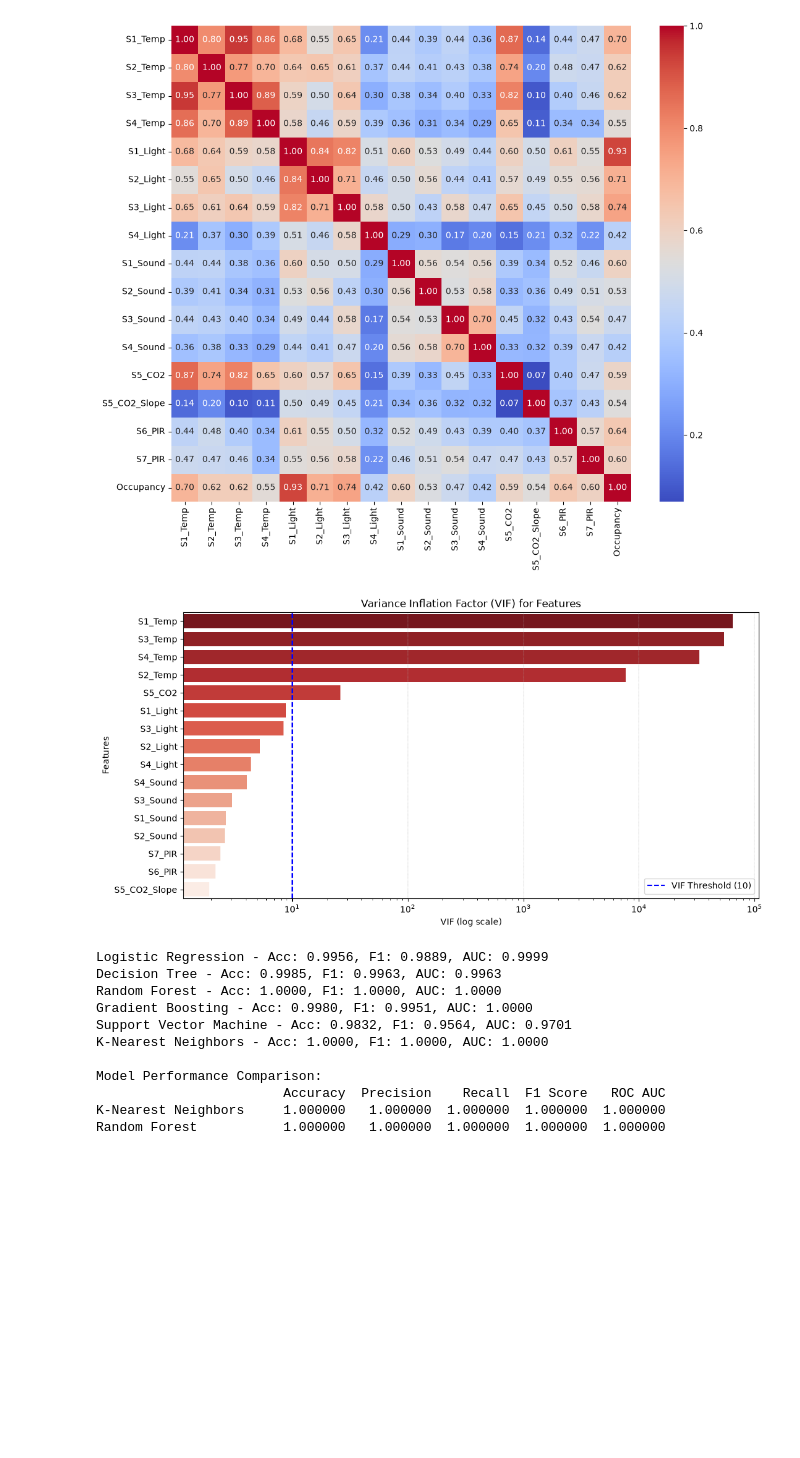
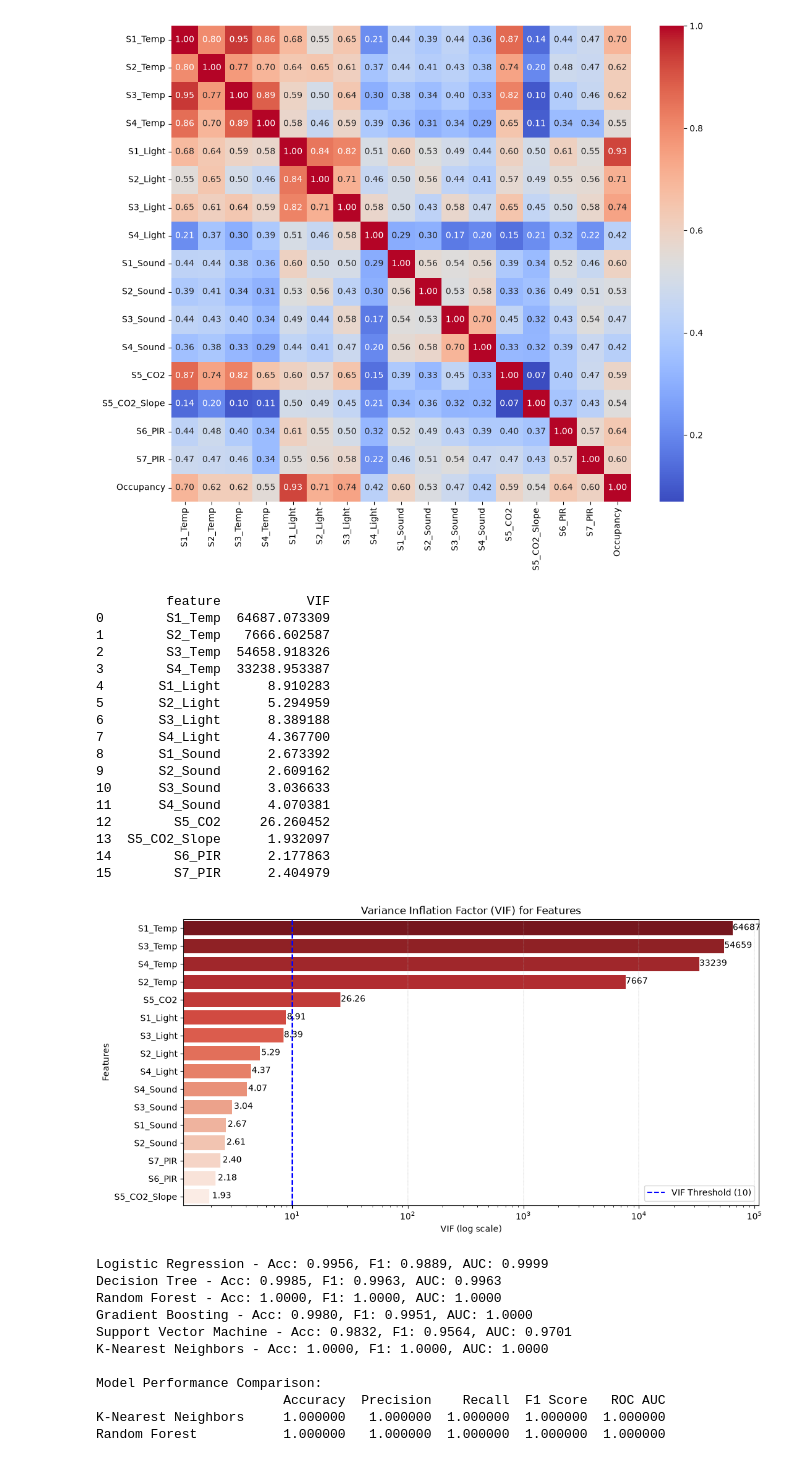
Before and after one commit to SungJin-Park530/MLPRJ, a Jupyter notebook: iot_ml.ipynb, the cells around one changed output. Cells and saved outputs as stored; diff of their text form; code cells hidden in the pictures; blank space fills up the shorter version.

```diff
--- a/iot_ml.ipynb
+++ b/iot_ml.ipynb
@@ -77,34 +77,60 @@ from statsmodels.stats.outliers_influence import variance_inflation_factor
 X_features = df_for_heatmap.drop(columns=['Occupancy'])
 
 # 데이터프레임 생성
 vif_df = pd.DataFrame()
 vif_df['feature'] = X_features.columns
 vif_df['VIF'] = [variance_inflation_factor(X_features.values, i) for i in range(X_features.shape[1])]
+
+# 시각화 전 텍스트 값 원본 출력
+print(vif_df)
 
 # VIF 결과 시각화
 vif_df = vif_df.sort_values(by='VIF', ascending=False).reset_index(drop=True)
 plt.figure(figsize=(12, 6))
 
 # VIF 막대 그래프 생성
 ax = sns.barplot(x='VIF', y='feature', data=vif_df, palette='Reds_r', hue='feature', legend=False)
 
 # 다중공선성 임계치(10) 가로선 표시
 plt.axvline(x=10, color='blue', linestyle='--', label='VIF Threshold (10)')
 
 # 값이 너무 커서 그래프가 깨지는 것을 방지하기 위한 로그스케일 적용
 plt.xscale('log')
 
 # 그래프 제목 및 레이블 설정
 # 그리드 선은 세로선만 렌더링
+# 그래프에 실제 값 표시, 실제 값이 100을 초과하는 경우에는 소수점 아래 자리를 표시하지 않음
+for i in ax.patches:
+    if i.get_width() > 100:
+        ax.text(i.get_width() + 0.1, i.get_y() + 0.5, f'{i.get_width():.0f}', fontsize=10, color='black')
+    else:
+        ax.text(i.get_width() + 0.1, i.get_y() + 0.5, f'{i.get_width():.2f}', fontsize=10, color='black')
 plt.grid(axis='x', linestyle='--', linewidth=0.3)
 plt.title('Variance Inflation Factor (VIF) for Features')
 plt.xlabel('VIF (log scale)')
 plt.ylabel('Features')
 plt.legend(loc='lower right')
 
 plt.show()
 # %% [output]
+         feature           VIF
+0        S1_Temp  64687.073309
+1        S2_Temp   7666.602587
+2        S3_Temp  54658.918326
+3        S4_Temp  33238.953387
+4       S1_Light      8.910283
+5       S2_Light      5.294959
+6       S3_Light      8.389188
+7       S4_Light      4.367700
+8       S1_Sound      2.673392
+9       S2_Sound      2.609162
+10      S3_Sound      3.036633
+11      S4_Sound      4.070381
+12        S5_CO2     26.260452
+13  S5_CO2_Slope      1.932097
+14        S6_PIR      2.177863
+15        S7_PIR      2.404979
-[figure, old version]
+[figure, new version]
 # %%
 # 모델 비교 및 선정을 위해 주요 모델과 평가 지표 import
 from sklearn.model_selection import train_test_split
```
Also changed, not shown: parts of 1 cell of this notebook, 1 other file.
